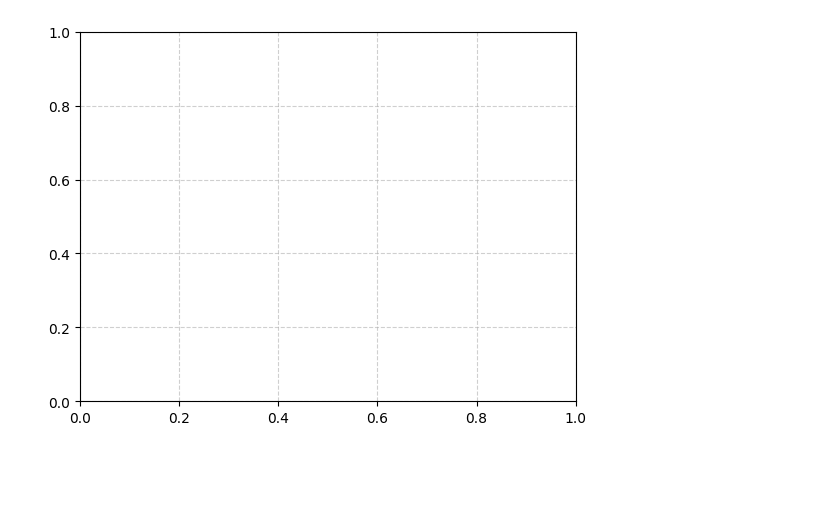
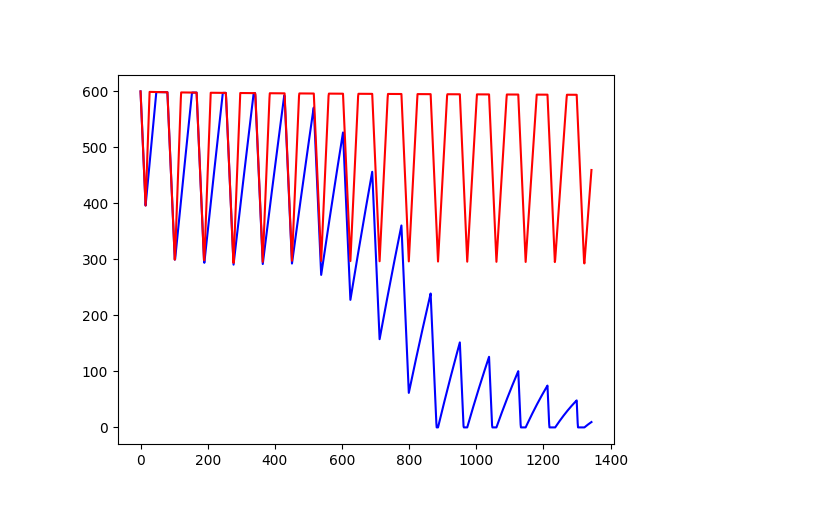
Before and after one commit to Silbatoh/PowerBudget, a Jupyter notebook: Notebook.ipynb, the cells around one changed output. Drawn from its saved outputs; the diff is of its cells as text; code cells hidden in the pictures; blank space fills up the shorter version.

```diff
--- a/Notebook.ipynb
+++ b/Notebook.ipynb
@@ -3,7 +3,6 @@ from tqdm.auto import tqdm
 import pandas as pd
 import numpy as np
 import matplotlib.pyplot as plt
-plt.grid(True, linestyle='--', alpha=0.6)
 
 ########################################################   CONSTANTS   ########################################################
 SunPower = 1361                                     # Raw power of sunlight when it reaches the satellite in W/m2
@@ -13,9 +12,9 @@ BatteryDegradationFittingConstant = 0.0000348       # Curve fitting constant in
 
 ####################################################   ITERATING CONSTANTS   ##################################################
 # Each value is defined as: value = [minimum, maximum, step]
-PanelSurface = [3, 5, 0.4]                          # Effective surface of the Solar Panels (just the surface of the cells)
-BOLBatteryCapacity = [600, 1200, 120]                # Initial capacity of the battery in Wh
-PowerDraw = [600, 1000, 80]                         # Power drawn by the system
+PanelSurface = [3, 5, 0.2]                          # Effective surface of the Solar Panels (just the surface of the cells)
+BOLBatteryCapacity = [600, 1200, 60]                # Initial capacity of the battery in Wh
+PowerDraw = [600, 1000, 40]                         # Power drawn by the system
 
 #######################################################   MAIN PROGRAM   ######################################################
 # Import data from csv files
@@ -46,50 +45,56 @@ SunVector['Z Face Angle'] = np.arcsin(SunVector['z (km)']/(np.sqrt((SunVector['x
 # Calculate efficiency of the Solar Cells for the duration of the mission
 PanelEfficiency = pd.Series(np.linspace(BOLSolarCellEfficiency, EOLSolarCellEfficiency, num = len(Times['Sun Vector'])))
 
-# Define lists of pandas df's for each iteration
-Generation = []
-Battery = []
-
 # Iterate for every panel surface
+Generation = {}
 for PanelSurfaceIndex in range(int((PanelSurface[1] - PanelSurface[0]) / PanelSurface[2])):
     IterationPanelSurface = PanelSurface[0] + (PanelSurface[2] * PanelSurfaceIndex)
 
     # Calculate the power generation from each satellite face
-    Generation.append(pd.DataFrame())
-    Generation[PanelSurfaceIndex]['W generated in face X'] = SunPower * np.sin(SunVector['X Face Angle']) * PanelEfficiency * IterationPanelSurface * SolarIntensity
-    Generation[PanelSurfaceIndex]['W generated in face Y'] = SunPower * np.sin(SunVector['Y Face Angle']) * PanelEfficiency * IterationPanelSurface * SolarIntensity
-    Generation[PanelSurfaceIndex]['W generated in face Z'] = SunPower * np.sin(SunVector['Z Face Angle']) * PanelEfficiency * IterationPanelSurface * SolarIntensity
+    Generation[f'{IterationPanelSurface}m^2'] = pd.DataFrame()
+    Generation[f'{IterationPanelSurface}m^2']['W generated in face X'] = SunPower * np.sin(SunVector['X Face Angle']) * PanelEfficiency * IterationPanelSurface * (SolarIntensity/100)
+    Generation[f'{IterationPanelSurface}m^2']['W generated in face Y'] = SunPower * np.sin(SunVector['Y Face Angle']) * PanelEfficiency * IterationPanelSurface * (SolarIntensity/100)
+    Generation[f'{IterationPanelSurface}m^2']['W generated in face Z'] = SunPower * np.sin(SunVector['Z Face Angle']) * PanelEfficiency * IterationPanelSurface * (SolarIntensity/100)
 
 # Iterate for every BOL Battery Capacity
+RealBatteryCapacity = pd.DataFrame()
 for BOLBatteryCapacityIndex in range(int((BOLBatteryCapacity[1] - BOLBatteryCapacity[0]) / BOLBatteryCapacity[2])):
     IterationBOLBatteryCapacity = BOLBatteryCapacity[0] + (BOLBatteryCapacity[2] * BOLBatteryCapacityIndex)
 
     # Calculate the degradation of the battery in each point in time
-    Battery.append(pd.DataFrame())
-    Battery[BOLBatteryCapacityIndex]['TotalCapacity'] = IterationBOLBatteryCapacity * (1 - (BatteryDegradationFittingConstant * np.sqrt(Times['CumulativeTime'])))
+    RealBatteryCapacity[f'{IterationBOLBatteryCapacity} Wh'] = IterationBOLBatteryCapacity * (1 - (BatteryDegradationFittingConstant * np.sqrt(Times['CumulativeTime'])))
 
 # Iterate every value to calculate charge
+Charge = {}
+PanelPositions =   [['W generated in face X', 'Panels in face X'],
+                    ['W generated in face Y', 'Panels in face Y'],
+                    ['W generated in face Z', 'Panels in face Z']]
+OutOfBattery = []
 for PanelSurfaceIndex in tqdm(range(int((PanelSurface[1] - PanelSurface[0]) / PanelSurface[2])), desc='Loading'):
     IterationPanelSurface = PanelSurface[0] + (PanelSurface[2] * PanelSurfaceIndex)
+    Charge[f'{IterationPanelSurface}m^2'] = {}
 
     for BOLBatteryCapacityIndex in tqdm(range(int((BOLBatteryCapacity[1] - BOLBatteryCapacity[0]) / BOLBatteryCapacity[2])), desc='Battery sizes', leave=False):
         IterationBOLBatteryCapacity = BOLBatteryCapacity[0] + (BOLBatteryCapacity[2] * BOLBatteryCapacityIndex)
+        Charge[f'{IterationPanelSurface}m^2'][f'{IterationBOLBatteryCapacity}Wh'] = {}
 
         for PowerDrawIndex in tqdm(range(int((PowerDraw[1] - PowerDraw[0]) / PowerDraw[2])), desc='Power configs', leave=False):
             IterationPowerDraw = PowerDraw[0] + (PowerDraw[2] * PowerDrawIndex)
+            Charge[f'{IterationPanelSurface}m^2'][f'{IterationBOLBatteryCapacity}Wh'][f'{IterationPowerDraw}W'] = pd.DataFrame()
 
-            # Calculate state of charge of the battery in each point in time
-            Battery[BOLBatteryCapacityIndex]['Charge'] = np.nan
-            Battery[BOLBatteryCapacityIndex].loc[0, 'Charge'] = IterationBOLBatteryCapacity
-            OutOfBattery = 0
-            for i in range(len(Battery[BOLBatteryCapacityIndex]['Charge'])-1):
-                NextValue = Battery[BOLBatteryCapacityIndex]['Charge'].iloc[i] + (((Generation[PanelSurfaceIndex]['W generated in face Y'][i+1] - IterationPowerDraw) * Times['Timestep'][1])/3600)
-                if NextValue > Battery[BOLBatteryCapacityIndex]['TotalCapacity'].iloc[i+1]:
-                    Battery[BOLBatteryCapacityIndex].loc[i+1, 'Charge'] = Battery[BOLBatteryCapacityIndex]['TotalCapacity'].iloc[i+1]
-                elif NextValue < 0:
-                    Battery[BOLBatteryCapacityIndex].loc[i+1, 'Charge'] = 0
-                    OutOfBattery = 1
-                else:
-                    Battery[BOLBatteryCapacityIndex].loc[i+1, 'Charge'] = NextValue
+            for PanelPositionIndex in range(3):
+                # Calculate state of charge of the battery in each point in time
+                Charge[f'{IterationPanelSurface}m^2'][f'{IterationBOLBatteryCapacity}Wh'][f'{IterationPowerDraw}W'][PanelPositions[PanelPositionIndex][1]] = np.nan
+                Charge[f'{IterationPanelSurface}m^2'][f'{IterationBOLBatteryCapacity}Wh'][f'{IterationPowerDraw}W'].loc[0, PanelPositions[PanelPositionIndex][1]] = IterationBOLBatteryCapacity
+                BatteryDown = 0
+                for i in range(len(Times['Sun Vector'])-1):
+                    NextValue = Charge[f'{IterationPanelSurface}m^2'][f'{IterationBOLBatteryCapacity}Wh'][f'{IterationPowerDraw}W'][PanelPositions[PanelPositionIndex][1]].iloc[i] + (((Generation[f'{IterationPanelSurface}m^2'][PanelPositions[PanelPositionIndex][0]][i+1] - IterationPowerDraw) * Times['Timestep'][1])/3600)
+                    if NextValue > RealBatteryCapacity[f'{IterationBOLBatteryCapacity} Wh'].iloc[i+1]:
+                        Charge[f'{IterationPanelSurface}m^2'][f'{IterationBOLBatteryCapacity}Wh'][f'{IterationPowerDraw}W'].loc[i+1, PanelPositions[PanelPositionIndex][1]] = RealBatteryCapacity[f'{IterationBOLBatteryCapacity} Wh'].iloc[i+1]
+                    elif NextValue < 0:
+                        Charge[f'{IterationPanelSurface}m^2'][f'{IterationBOLBatteryCapacity}Wh'][f'{IterationPowerDraw}W'].loc[i+1, PanelPositions[PanelPositionIndex][1]] = 0
+                        if BatteryDown == 0:
+                            OutOfBattery.append([f'{IterationPanelSurface}m^2', f'{IterationBOLBatteryCapacity}Wh', f'{IterationPowerDraw}W', PanelPositions[PanelPositionIndex][1]])
+                            BatteryDown = 1
+                    else:
+                        Charge[f'{IterationPanelSurface}m^2'][f'{IterationBOLBatteryCapacity}Wh'][f'{IterationPowerDraw}W'].loc[i+1, PanelPositions[PanelPositionIndex][1]] = NextValue
-# %% [output]
-[figure, removed]
@@ -102,0 +101,9 @@ plt.show()
+# %%
+plt.figure("Charge respect time")
+plt.title("Charge respect time")
+plt.clf()
+plt.plot(Charge['3.0m^2']['600Wh']['760W']['Panels in face Y'], color = 'blue')
+plt.plot(Charge['4.6m^2']['600Wh']['760W']['Panels in face Y'], color = 'red')
+plt.show()
+# %% [output]
+[figure, added]
```
Also changed, not shown: parts of 3 cells of this notebook.
